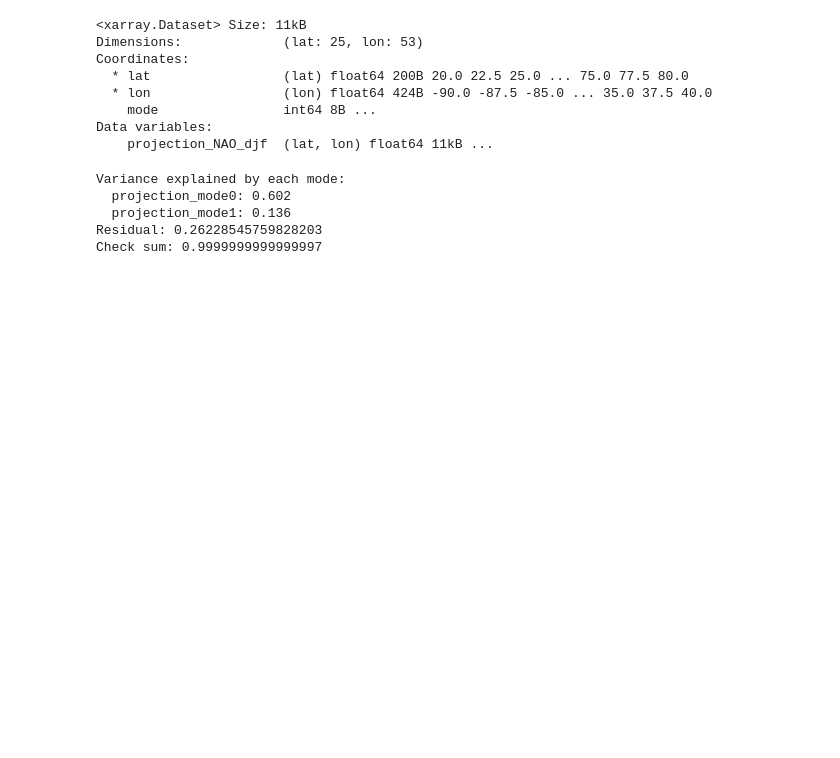
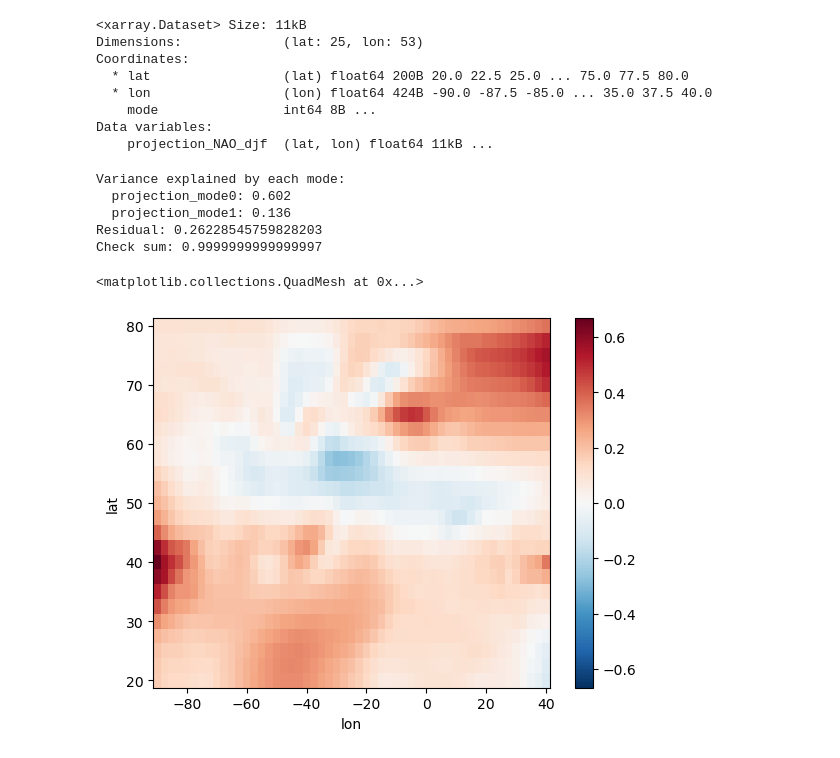
Before and after one commit to slbennie/scripts_trend_projections, a Jupyter notebook: trend_projection/EOF_proj_preserving_orthog.ipynb, the cells around one changed output. Cells and saved outputs as stored; diff of their text form; code cells hidden in the pictures; blank space fills up the shorter version.

Commit message:
02/09/2025 - R2 and plotting updated

```diff
--- a/trend_projection/EOF_proj_preserving_orthog.ipynb
+++ b/trend_projection/EOF_proj_preserving_orthog.ipynb
@@ -444,3 +444,8 @@ Variance explained by each mode:
   projection_mode1: 0.136
 Residual: 0.26228545759828203
 Check sum: 0.9999999999999997
+# %%
+residual.plot()
+# %% [output]
+<matplotlib.collections.QuadMesh at 0x...>
+[figure, added]
```
